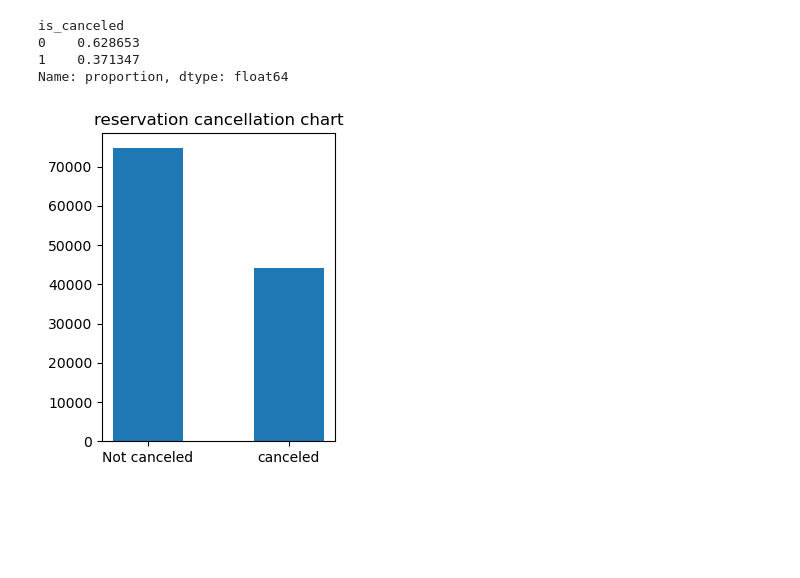
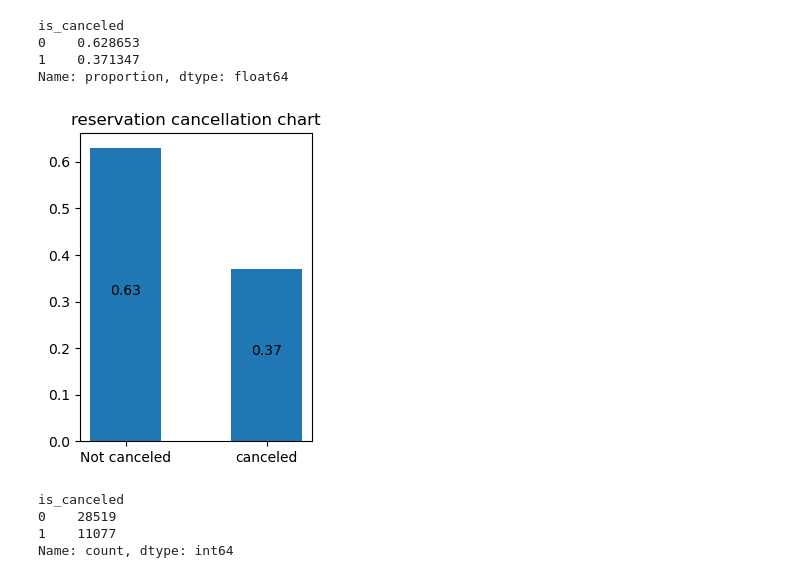
Before and after one commit to rupaparamihir/hotel_booking_analysis, a Jupyter notebook: hotel_booking_analysis.ipynb, the cells around one changed output. Saved outputs shown, nothing was run; the diff lists cells and outputs as text; code cells hidden in the pictures; blank space fills up the shorter version.

Commit message:
final commit
Analysis being done on canceled data to check average monthly rate, average monthly cancellation, country wise cancellation and booking type.
analysis report added.

```diff
--- a/hotel_booking_analysis.ipynb
+++ b/hotel_booking_analysis.ipynb
@@ -246,9 +247,23 @@ is_canceled
 1    0.371347
 Name: proportion, dtype: float64
 # %%
+chart_data = df['is_canceled'].value_counts(normalize=True).round(2)
 plt.figure(figsize=(3,4))
 plt.title("reservation cancellation chart")
-plt.bar(['Not canceled', 'canceled'], df['is_canceled'].value_counts(), width=0.5)
+plt.bar(['Not canceled', 'canceled'], chart_data, width=0.5)
+
+for i in range(len(chart_data)):
+    plt.text(i, chart_data[i]/2, chart_data[i], ha='center')
+
 plt.show()
 # %% [output]
-[figure, old version]
+[figure, new version]
+# %%
+resort_hotel_df = df[df['hotel']=='Resort Hotel']
+resort_hotel_df1 = resort_hotel_df['is_canceled'].value_counts()
+resort_hotel_df1
+# %% [output]
+is_canceled
+0    28519
+1    11077
+Name: count, dtype: int64
```
Also changed, not shown: parts of 24 cells of this notebook, 1 other file.
